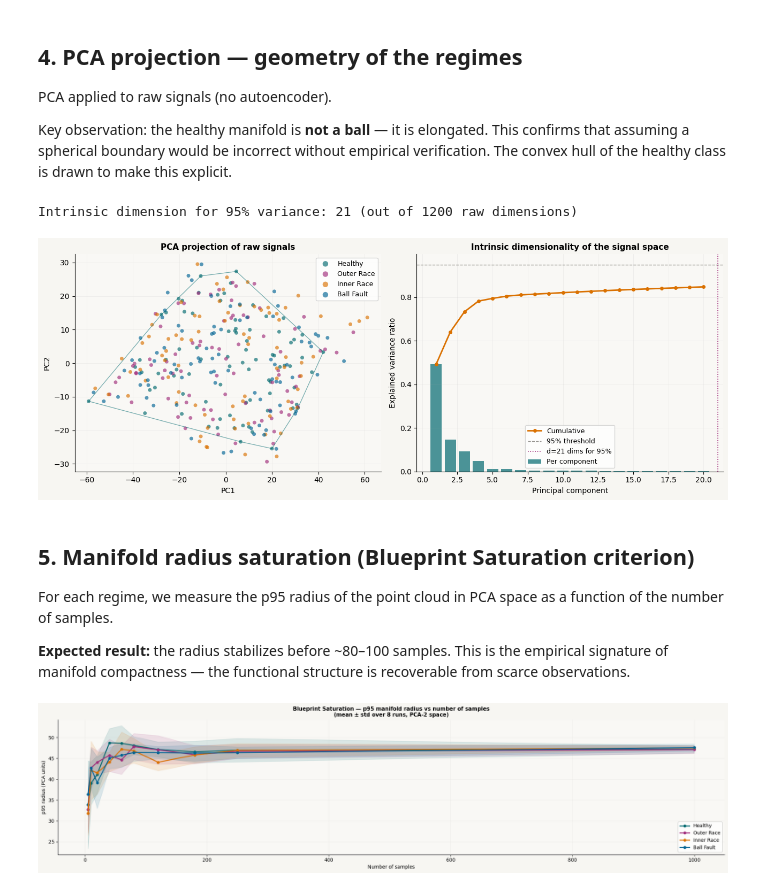
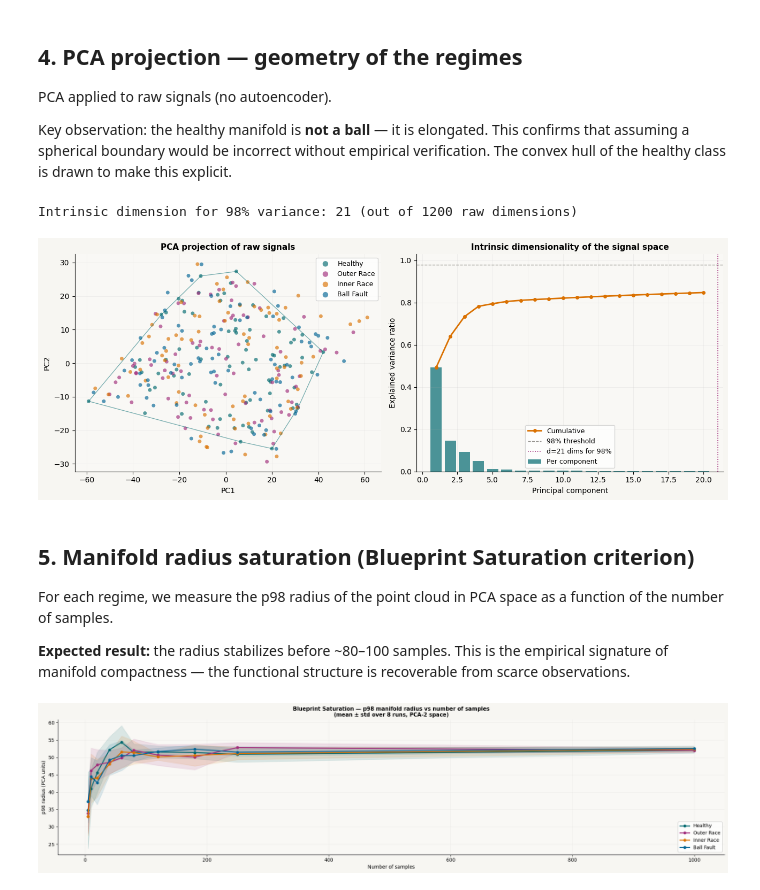
Before and after one commit to eduardodisanti/inverse_problem, a Jupyter notebook: quotient_space_tech_note/bearing_explorer.ipynb, the cells around one changed output. Drawn from its saved outputs; the diff is of its cells as text; code cells hidden in the pictures.

```diff
--- a/paper/bearing_explorer.ipynb
+++ b/quotient_space_tech_note/bearing_explorer.ipynb
@@ -132,43 +132,43 @@ ax = axes[0]
 ax.set_facecolor("#f9f8f5")
 for i, (color, label) in enumerate(zip(colors, labels)):
     mask = y == i
     ax.scatter(Z2[mask, 0], Z2[mask, 1], c=color, s=25, alpha=0.65, label=label, edgecolors="none")
 healthy_Z = Z2[y == 0]
 hull = ConvexHull(healthy_Z)
 for simplex in hull.simplices:
     ax.plot(healthy_Z[simplex, 0], healthy_Z[simplex, 1], color=colors[0], lw=0.9, alpha=0.55)
 ax.set_title("PCA projection of raw signals", fontsize=11, fontweight="bold")
 ax.set_xlabel("PC1")
 ax.set_ylabel("PC2")
 ax.legend(fontsize=9, framealpha=0.8, markerscale=1.5)
 ax.spines[["top","right"]].set_visible(False)
 ax.grid(True, alpha=0.2, lw=0.5)
 
 # Right — explained variance
 ax2 = axes[1]
 ax2.set_facecolor("#f9f8f5")
 cum_var = np.cumsum(pca_full.explained_variance_ratio_)
 ax2.bar(range(1, len(cum_var)+1), pca_full.explained_variance_ratio_, color=colors[0], alpha=0.7, label="Per component")
 ax2.plot(range(1, len(cum_var)+1), cum_var, color=colors[2], lw=2, marker="o", markersize=4, label="Cumulative")
-ax2.axhline(0.95, color="#28251d", lw=1, ls="--", alpha=0.5, label="95% threshold")
-d95 = np.searchsorted(cum_var, 0.95) + 1
-ax2.axvline(d95, color="#a12c7b", lw=1.2, ls=":" , label=f"d={d95} dims for 95%")
+ax2.axhline(0.98, color="#28251d", lw=1, ls="--", alpha=0.5, label="98% threshold")
+d98 = np.searchsorted(cum_var, 0.98) + 1
+ax2.axvline(d98, color="#a12c7b", lw=1.2, ls=":" , label=f"d={d98} dims for 98%")
 ax2.set_title("Intrinsic dimensionality of the signal space", fontsize=11, fontweight="bold")
 ax2.set_xlabel("Principal component")
 ax2.set_ylabel("Explained variance ratio")
 ax2.legend(fontsize=9, framealpha=0.8)
 ax2.spines[["top","right"]].set_visible(False)
 ax2.grid(True, alpha=0.2, lw=0.5)
-print(f"Intrinsic dimension for 95% variance: {d95} (out of {X.shape[1]} raw dimensions)")
+print(f"Intrinsic dimension for 98% variance: {d98} (out of {X.shape[1]} raw dimensions)")
 plt.tight_layout()
 plt.show()
 # %% [output]
-Intrinsic dimension for 95% variance: 21 (out of 1200 raw dimensions)
+Intrinsic dimension for 98% variance: 21 (out of 1200 raw dimensions)
-[figure, old version]
+[figure, new version]
 # %% [markdown]
 ## 5. Manifold radius saturation (Blueprint Saturation criterion)
 
-For each regime, we measure the p95 radius of the point cloud in PCA space
+For each regime, we measure the p98 radius of the point cloud in PCA space
 as a function of the number of samples.
 
 **Expected result:** the radius stabilizes before ~80–100 samples.
@@ -190,7 +190,7 @@ for regime, color, label in zip(regimes, colors, labels):
             sigs = np.array([sim.sample(regime, mc=True) for _ in range(n)])
             z = pca2.transform(scaler.transform(sigs))
             mu = z.mean(axis=0)
-            r = np.percentile(np.linalg.norm(z - mu, axis=1), 95)
+            r = np.percentile(np.linalg.norm(z - mu, axis=1), 98)
             run_radii.append(r)
         mean_radii.append(np.mean(run_radii))
         std_radii.append(np.std(run_radii))
@@ -199,13 +199,13 @@ for regime, color, label in zip(regimes, colors, labels):
     ax.plot(sample_sizes, mean_radii, color=color, lw=2, marker="o", markersize=5, label=label)
     ax.fill_between(sample_sizes, mean_radii - std_radii, mean_radii + std_radii, alpha=0.12, color=color)
 
-ax.set_title("Blueprint Saturation — p95 manifold radius vs number of samples\n(mean ± std over 8 runs, PCA-2 space)", fontsize=11, fontweight="bold")
+ax.set_title("Blueprint Saturation — p98 manifold radius vs number of samples\n(mean ± std over 8 runs, PCA-2 space)", fontsize=11, fontweight="bold")
 ax.set_xlabel("Number of samples")
-ax.set_ylabel("p95 radius (PCA units)")
+ax.set_ylabel("p98 radius (PCA units)")
 ax.legend(fontsize=10, framealpha=0.8)
 ax.spines[["top","right"]].set_visible(False)
 ax.grid(True, alpha=0.25, lw=0.5)
 plt.tight_layout()
 plt.show()
 # %% [output]
-[figure, old version]
+[figure, new version]
```
Also changed, not shown: 37 other files.
